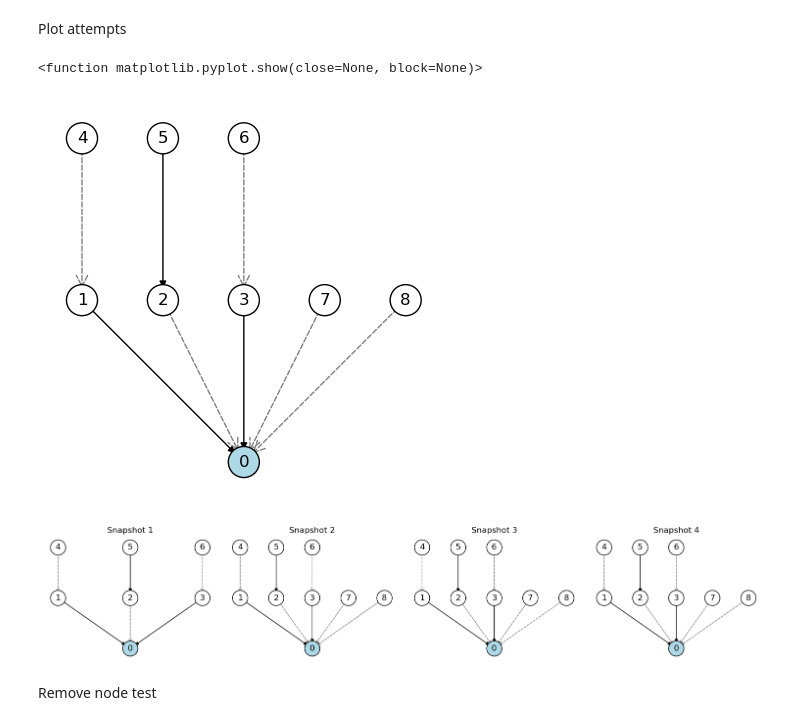
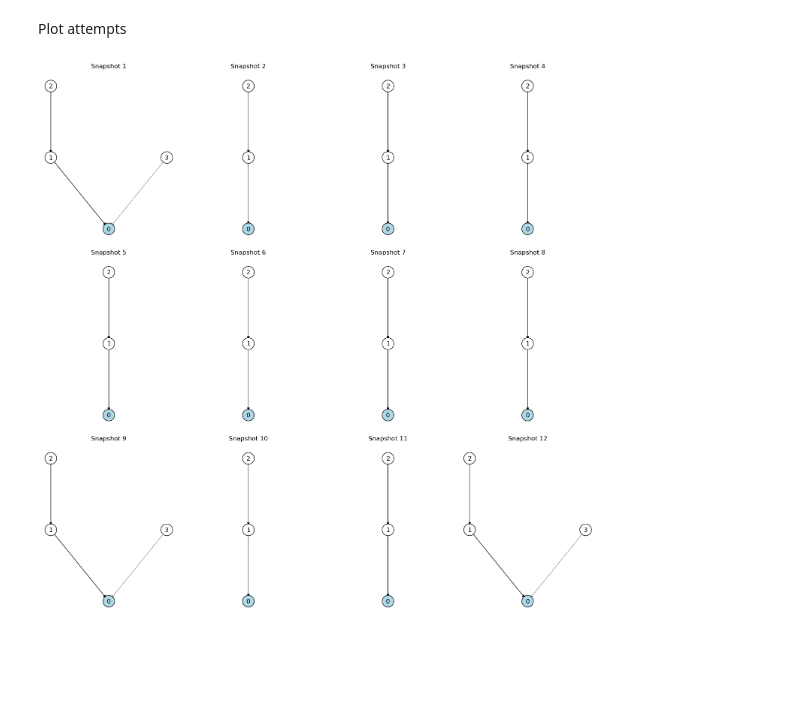
Before and after one commit to LouieMH/pyhgf, a Jupyter notebook: docs/source/notebooks/Latent_var_notebook.ipynb, the cells around one changed output. Cells and saved outputs as stored; diff of their text form; code cells hidden in the pictures; blank space fills up the shorter version.

Commit message:
Added remove_node to main loop, and created combined network-evolution+trajectories plot.

```diff
--- a/docs/source/notebooks/Latent_var_notebook.ipynb
+++ b/docs/source/notebooks/Latent_var_notebook.ipynb
@@ -44,7 +44,7 @@ from pyhgf.typing import Edges
 # from pyhgf.untils import add_parent
 
 def update_structure(
-        attributes: Dict, edges: Edges, index: int
+        attributes: Dict, edges: Edges, index: int, min_nodes: int
 ) -> Tuple[Dict, Edges]:
     #Calculate gaussian-surprise
     if index >= 0:
@@ -57,17 +57,13 @@ def update_structure(
     else:
          return attributes, edges
 
+    # Check if node is a parent of another node
+    not_parent_node = (edges[index].value_parents is None and
+                    edges[index].volatility_parents is None)
+
     #Define threshold, and compare against calculated surprise
     # (may need internal storage for accumulated storage)
-    if surprise > 400:
-        threshold_reached = True
-    else:
-        threshold_reached = False
-
-    #Return attributes and edges
-    if threshold_reached is False:
-        return attributes, edges
-    elif threshold_reached is True:
+    if surprise > 5000:
         print('new node added')
         return add_parent(attributes = attributes,
                           edges = edges,
@@ -75,6 +71,15 @@ def update_structure(
                           coupling_type = 'volatility', #Add condition to vary
                           mean = 1.0
                           )
+
+    elif index > min_nodes and surprise < abs(1) and not_parent_node == True:
+        print('node removed')
+        return remove_node(attributes = attributes,
+                            edges = edges,
+                            index = index)
+
+    else:
+        return attributes, edges
 # %%
 import networkx as nx
 import matplotlib.pyplot as plt
@@ -346,13 +636,13 @@ test_hgf = (
     .add_nodes(precision=1e4)
     .add_nodes(precision=1e4, mean=timeserie[0], tonic_volatility=-13.0,
                value_children=0)
-    .add_nodes(precision=1e1, tonic_volatility=-14.0, volatility_children=0)
+    # .add_nodes(precision=1e1, tonic_volatility=-14.0, volatility_children=0)
     .add_nodes(precision=1e4, mean=timeserie[0], tonic_volatility=-13.0,
-               value_children=0)
-    .add_nodes(precision=1e1, tonic_volatility=-2.0, volatility_children=1)
-    .add_nodes(precision=1e4, mean=timeserie[0], tonic_volatility=-13.0,
-             value_children=2)
-    .add_nodes(precision=1e1, tonic_volatility=-2.0, volatility_children=3)
+               value_children=1)
+    # .add_nodes(precision=1e1, tonic_volatility=-2.0, volatility_children=1)
+    # .add_nodes(precision=1e4, mean=timeserie[0], tonic_volatility=-13.0,
+    #          value_children=1)
+    # .add_nodes(precision=1e1, tonic_volatility=-2.0, volatility_children=3)
 ).create_belief_propagation_fn()
 
 attributes, edges, update_sequence = (
@@ -408,5 +738,0 @@ new node added
-# %%
-test_hgf.attributes = attributes
-test_hgf.edges = edges
-
-test_hgf.plot_network()
@@ -415,20 +858,12 @@ test_hgf.plot_network()
 # %% [markdown]
 Plot attempts
-# %%
-fig = plot_network_x(test_hgf)
-plt.show
-# %% [output]
-<function matplotlib.pyplot.show(close=None, block=None)>
-[figure, removed]
 # %%
-fig = plot_hgf_evolution(test_hgf, snapshot_list, n_cols=4, figsize=(15, 3))
+fig = plot_hgf_evolution(test_hgf, snapshot_list, n_cols=4, figsize=(15, 15))
 
 # Display the plot
 plt.show()
 
 # Optionally save the figure
 # fig.savefig('hgf_evolution.png', dpi=300, bbox_inches='tight')
 # %% [output]
-[figure, old version]
+[figure, new version]
-# %% [markdown]
-Remove node test
```
Also changed, not shown: parts of 21 cells of this notebook.
